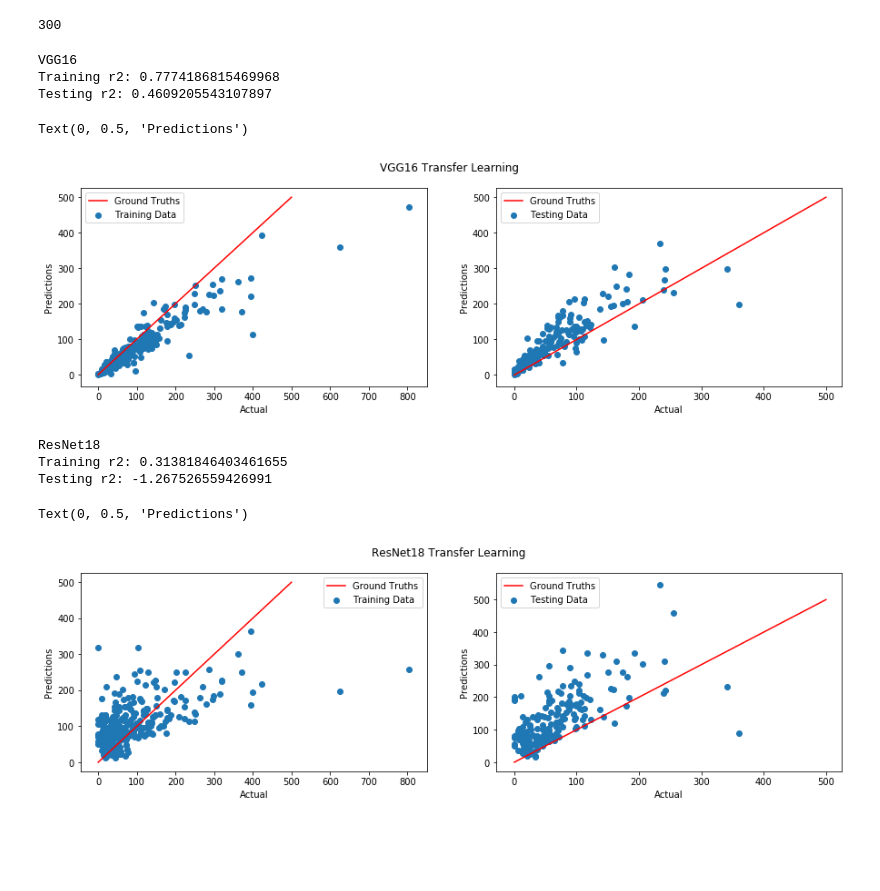
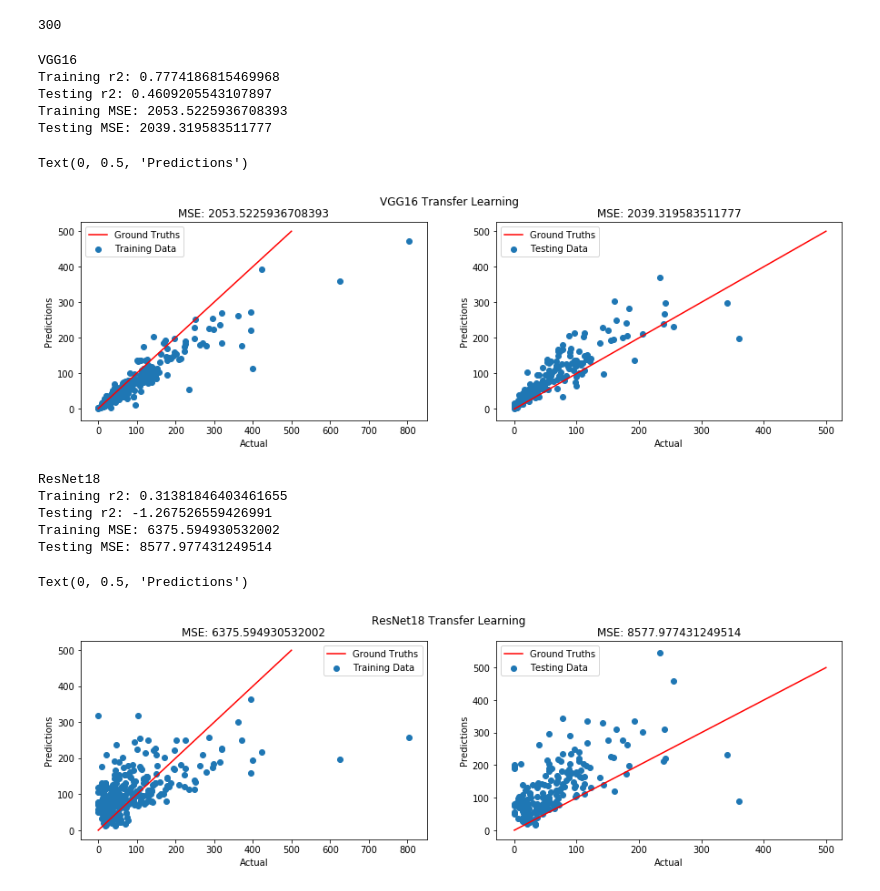
Before and after one commit to stanleykywu/covid-19-crowd-counting, a Jupyter notebook: Exploration.ipynb, the cells around one changed output. Saved outputs shown, nothing was run; the diff lists cells and outputs as text; code cells hidden in the pictures; blank space fills up the shorter version.

```diff
--- a/Exploration.ipynb
+++ b/Exploration.ipynb
@@ -187,35 +187,43 @@ for i, act in enumerate(test_vgg16_actual):
 
 train_r2 = r2_score([float(x) for x in train_vgg16_actual], [float(x) for x in train_vgg16_predictions])
 test_r2 = r2_score([float(x) for x in test_vgg16_actual], [float(x) for x in test_vgg16_predictions])
+train_mse = mean_squared_error(train_vgg16_actual, train_vgg16_predictions)
+test_mse = mean_squared_error(test_vgg16_actual, test_vgg16_predictions)
 
 print("VGG16")
 print('Training r2: {}'.format(train_r2))
 print('Testing r2: {}'.format(test_r2))
+print('Training MSE: {}'.format(train_mse))
+print('Testing MSE: {}'.format(test_mse))
 # %% [output]
 VGG16
 Training r2: 0.7774186815469968
 Testing r2: 0.4609205543107897
+Training MSE: 2053.5225936708393
+Testing MSE: 2039.319583511777
 # %%
 fg, (p1, p2) = plt.subplots(1, 2, figsize=(15, 4))
 
 fg.suptitle('VGG16 Transfer Learning')
 
 x = np.linspace(0,500,1000)
 y = x
 p1.plot(x, y, '-r', label='Ground Truths')
 p1.scatter(train_vgg16_actual, train_vgg16_predictions, label='Training Data')
 p1.legend()
+p1.set_title('MSE: {}'.format(train_mse))
 p1.set_xlabel('Actual')
 p1.set_ylabel('Predictions')
 
 p2.plot(x, y, '-r', label='Ground Truths')
 p2.scatter(test_vgg16_actual, test_vgg16_predictions, label='Testing Data')
 p2.legend()
+p2.set_title('MSE: {}'.format(test_mse))
 p2.set_xlabel('Actual')
 p2.set_ylabel('Predictions')
 # %% [output]
 Text(0, 0.5, 'Predictions')
-[figure, old version]
+[figure, new version]
 # %%
 model = torch.load('saved_models/resnet18')
 model.eval()
@@ -277,14 +285,20 @@ for i, act in enumerate(test_resnet18_actual):
 
 train_r2 = r2_score([float(x) for x in train_resnet18_actual], [float(x) for x in train_resnet18_predictions])
 test_r2 = r2_score([float(x) for x in test_resnet18_actual], [float(x) for x in test_resnet18_predictions])
+train_mse = mean_squared_error(train_resnet18_actual, train_resnet18_predictions)
+test_mse = mean_squared_error(test_resnet18_actual, test_resnet18_predictions)
 
 print("ResNet18")
 print('Training r2: {}'.format(train_r2))
 print('Testing r2: {}'.format(test_r2))
+print('Training MSE: {}'.format(train_mse))
+print('Testing MSE: {}'.format(test_mse))
 # %% [output]
 ResNet18
 Training r2: 0.31381846403461655
 Testing r2: -1.267526559426991
+Training MSE: 6375.594930532002
+Testing MSE: 8577.977431249514
 # %%
 fg, (p1, p2) = plt.subplots(1, 2, figsize=(15, 4))
 
@@ -295,14 +309,16 @@ y = x
 p1.plot(x, y, '-r', label='Ground Truths')
 p1.scatter(train_resnet18_actual, train_resnet18_predictions, label='Training Data')
 p1.legend()
+p1.set_title('MSE: {}'.format(train_mse))
 p1.set_xlabel('Actual')
 p1.set_ylabel('Predictions')
 
 p2.plot(x, y, '-r', label='Ground Truths')
 p2.scatter(test_resnet18_actual, test_resnet18_predictions, label='Testing Data')
 p2.legend()
+p2.set_title('MSE: {}'.format(test_mse))
 p2.set_xlabel('Actual')
 p2.set_ylabel('Predictions')
 # %% [output]
 Text(0, 0.5, 'Predictions')
-[figure, old version]
+[figure, new version]
```
Also changed, not shown: 4 other files.
